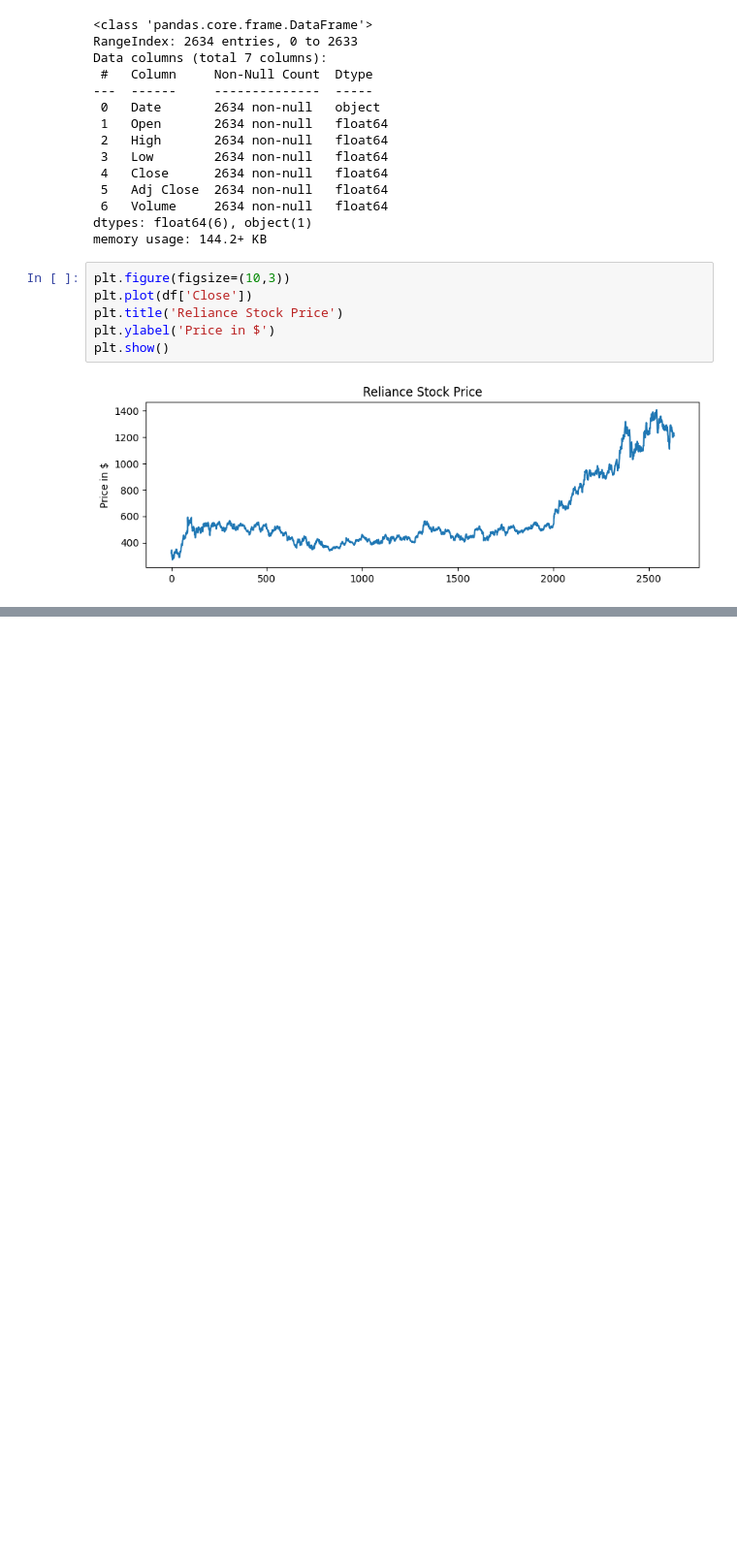
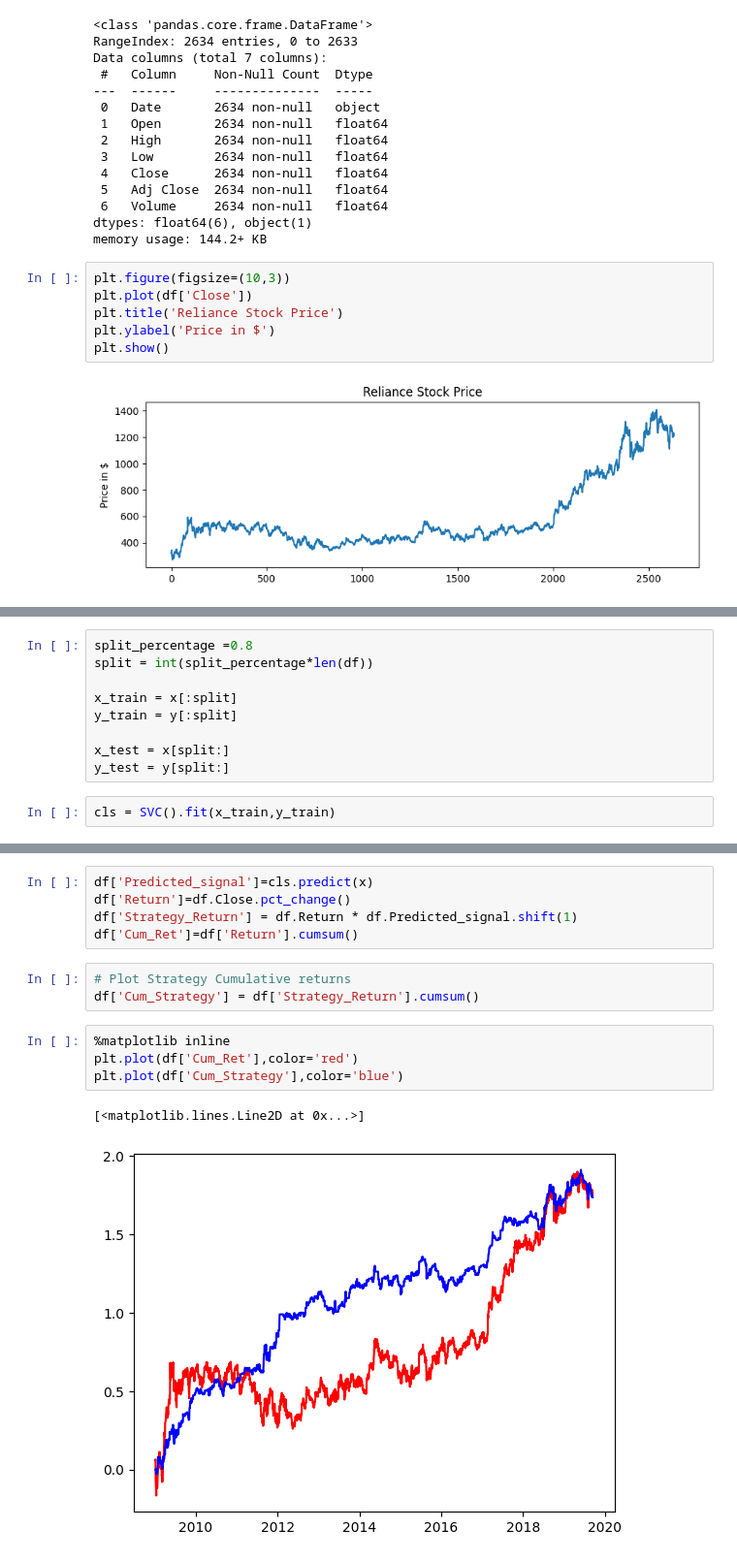
Before and after one commit to Durgam1209/Machine_learning_Project_practice, a Jupyter notebook: RelianceStockPrediction/relianceStockprediction.ipynb, the cells around one changed output, grey strips where cells are left out. Shown at 97% size. Drawn from its saved outputs; the diff is of its cells as text; blank space fills up the shorter version.

```diff
--- a/RelianceStockPrediction/relianceStockprediction.ipynb
+++ b/RelianceStockPrediction/relianceStockprediction.ipynb
@@ -57,0 +89,11 @@ plt.show()
+# %%
+split_percentage =0.8
+split = int(split_percentage*len(df))
+
+x_train = x[:split]
+y_train = y[:split]
+
+x_test = x[split:]
+y_test = y[split:]
+# %%
+cls = SVC().fit(x_train,y_train)
@@ -57,0 +133,15 @@ plt.show()
+# %%
+df['Predicted_signal']=cls.predict(x)
+df['Return']=df.Close.pct_change()
+df['Strategy_Return'] = df.Return * df.Predicted_signal.shift(1)
+df['Cum_Ret']=df['Return'].cumsum()
+# %%
+# Plot Strategy Cumulative returns
+df['Cum_Strategy'] = df['Strategy_Return'].cumsum()
+# %%
+%matplotlib inline
+plt.plot(df['Cum_Ret'],color='red')
+plt.plot(df['Cum_Strategy'],color='blue')
+# %% [output]
+[<matplotlib.lines.Line2D at 0x...>]
+[figure, added]
```
Also changed, not shown: parts of 5 cells of this notebook, 1 other file.
